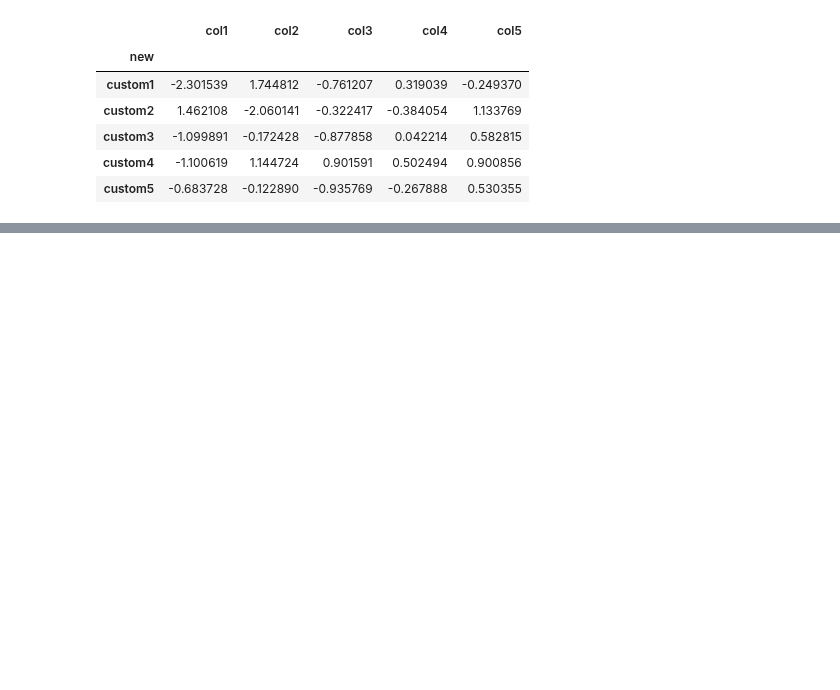
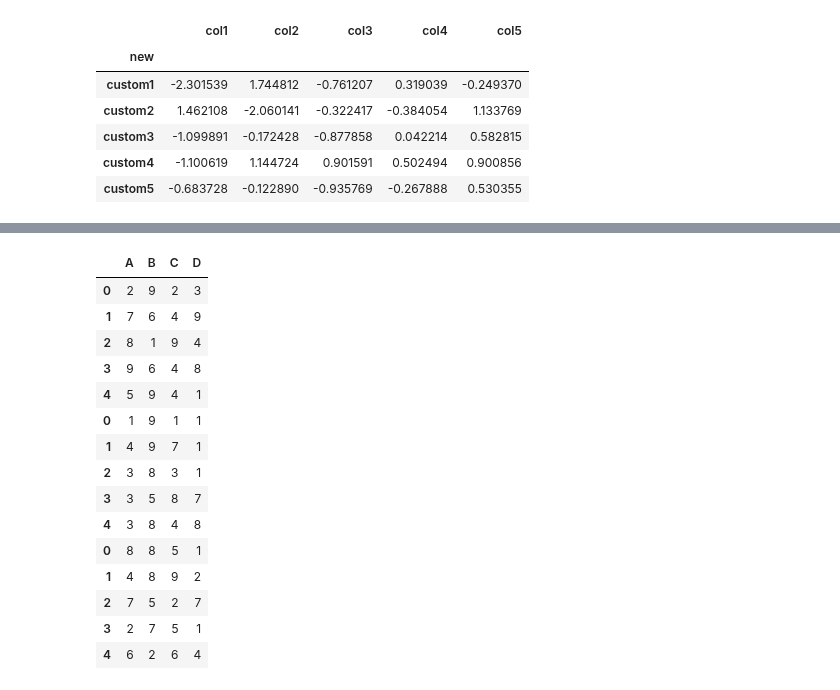
Before and after one commit to RishatTalukder/Machine-Learning-Zero-to-Hero, a Jupyter notebook: 3_Pandas/5_Intro_into_Pandas.ipynb, the cells around one changed output, grey strips where cells are left out. Drawn from its saved outputs; the diff is of its cells as text; code cells hidden in the pictures; blank space fills up the shorter version.

```diff
--- a/3_Pandas/5_Intro_into_Pandas.ipynb
+++ b/3_Pandas/5_Intro_into_Pandas.ipynb
@@ -778,0 +1307,9 @@ Well,
+# %%
+np.random.seed(101)
+df1 = pd.DataFrame({
+    'A': np.random.randint(1,10,size=5),
+    'B': np.random.randint(1,10,size=5),
+    'C': np.random.randint(1,10,size=5),
+    'D': np.random.randint(1,10,size=5)
+})
+df1
@@ -778,0 +1323,9 @@ Well,
+# %%
+np.random.seed(102)
+df2 = pd.DataFrame({
+    'A': np.random.randint(1,10,size=5),
+    'B': np.random.randint(1,10,size=5),
+    'C': np.random.randint(1,10,size=5),
+    'D': np.random.randint(1,10,size=5)
+})
+df2
@@ -778,0 +1339,9 @@ Well,
+# %%
+np.random.seed(103)
+df3 =pd.DataFrame({
+    'A': np.random.randint(1,10,size=5),
+    'B': np.random.randint(1,10,size=5),
+    'C': np.random.randint(1,10,size=5),
+    'D': np.random.randint(1,10,size=5)
+})
+df3
@@ -778,0 +1359,19 @@ Well,
+# %%
+pd.concat([df1,df2,df3])
+# %% [output]
+|  | A | B | C | D |
+| 0 | 2 | 9 | 2 | 3 |
+| 1 | 7 | 6 | 4 | 9 |
+| 2 | 8 | 1 | 9 | 4 |
+| 3 | 9 | 6 | 4 | 8 |
+| 4 | 5 | 9 | 4 | 1 |
+| 0 | 1 | 9 | 1 | 1 |
+| 1 | 4 | 9 | 7 | 1 |
+| 2 | 3 | 8 | 3 | 1 |
+| 3 | 3 | 5 | 8 | 7 |
+| 4 | 3 | 8 | 4 | 8 |
+| 0 | 8 | 8 | 5 | 1 |
+| 1 | 4 | 8 | 9 | 2 |
+| 2 | 7 | 5 | 2 | 7 |
+| 3 | 2 | 7 | 5 | 1 |
+| 4 | 6 | 2 | 6 | 4 |
```
Also changed, not shown: parts of 133 cells of this notebook, 3 other files.
